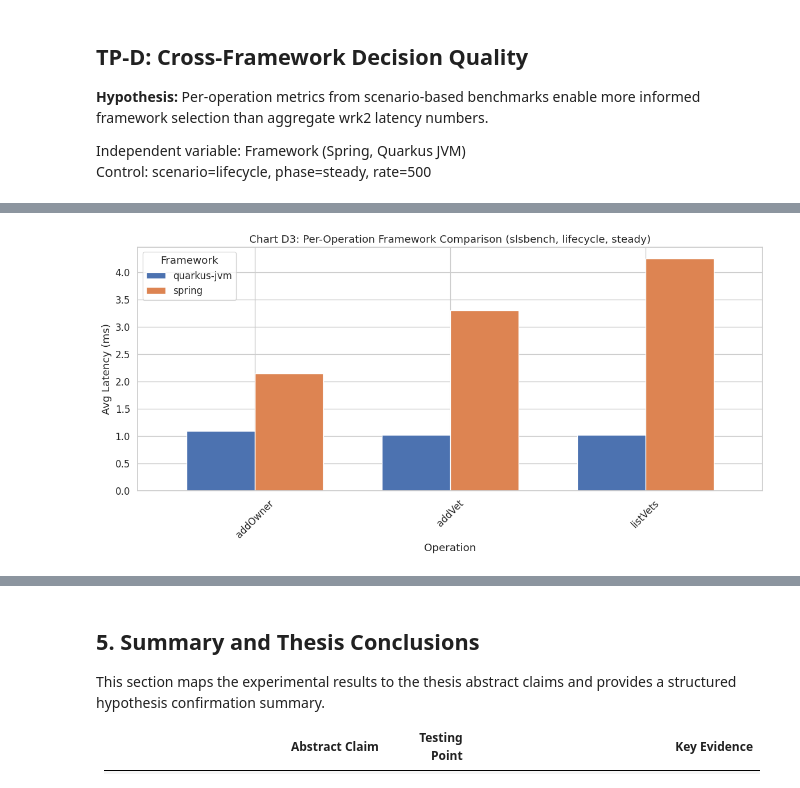
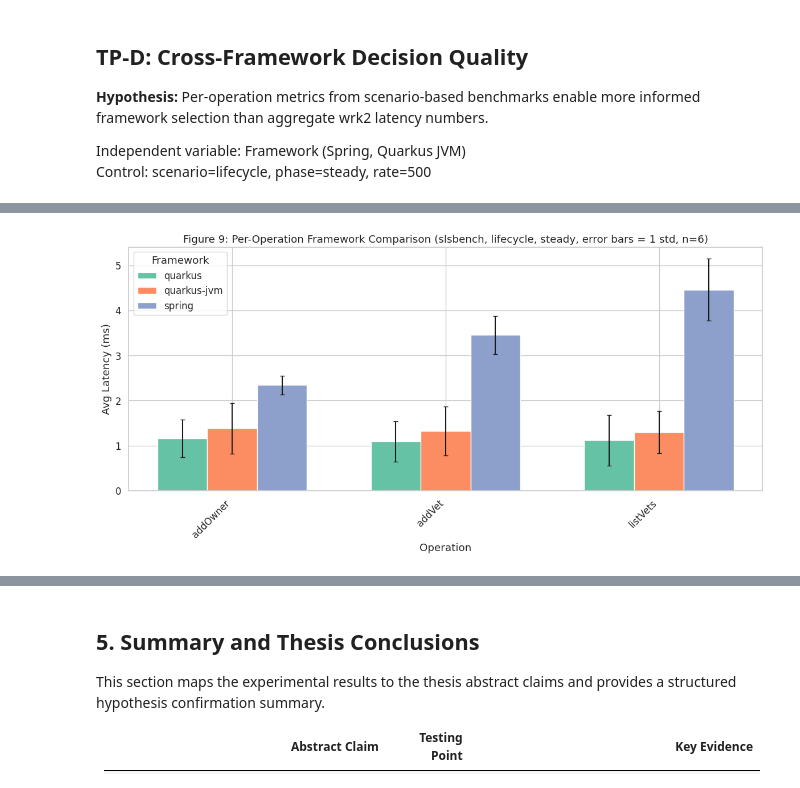
Before and after one commit to BakhtinArtem/harness-evaluation, a Jupyter notebook: evaluation/analysis/evaluation.ipynb, the cells around one changed output, grey strips where cells are left out. Saved outputs shown, nothing was run; the diff lists cells and outputs as text; code cells hidden in the pictures.

```diff
--- a/evaluation/analysis/evaluation.ipynb
+++ b/evaluation/analysis/evaluation.ipynb
@@ -885,7 +1199,7 @@ if not first_resp_df.empty and "cold" in first_resp_df["phase"].values:
             ax.text(bar.get_x() + bar.get_width() / 2, bar.get_height() + 50,
                     f"{val:,.0f} ms", ha="center", va="bottom", fontsize=9)
         ax.set_ylabel("First Response Time (ms)")
-        ax.set_title("Chart B2: Cold-Start First Response Time")
+        ax.set_title("Figure 6: Cold-Start First Response Time")
         plt.tight_layout()
         plt.savefig("chart_b2_first_response.pdf", bbox_inches="tight")
         plt.show()
@@ -994,7 +1312,7 @@ if has_multi_sls and "avg_us" in sls_steady.columns:
 
     sns.heatmap(heatmap_data / 1000, annot=True, fmt=".1f", cmap="YlOrRd",
                 ax=axes[0], linewidths=0.5, cbar_kws={"label": "Avg Latency (ms)"})
-    axes[0].set_title("slsbench: Per-Operation Avg Latency by Scenario")
+    axes[0].set_title("Figure 7: Per-Operation Avg Latency by Scenario (slsbench)")
     axes[0].set_xlabel("Scenario")
     axes[0].set_ylabel("Operation")
 
@@ -1013,7 +1331,7 @@ if has_multi_sls and "avg_us" in sls_steady.columns:
         axes[2].set_ylabel("req/s")
         axes[2].tick_params(axis='x', rotation=45)
 
-    plt.suptitle("TP-C: Scenario Shape Sensitivity -- slsbench per-op detail vs wrk2 aggregate", y=1.02)
+    plt.suptitle("Figure 7: Scenario Shape Sensitivity -- slsbench per-op detail vs wrk2 aggregate", y=1.02)
     plt.tight_layout()
     plt.savefig("chart_c1_scenario_sensitivity.pdf", bbox_inches="tight")
     plt.show()
@@ -1125,13 +1521,13 @@ if multi_apps_sls and "avg_us" in sls_lifecycle_steady.columns:
 
     cols = table_d1.columns.tolist()
     if len(cols) >= 2:
-        # Only compare rows where both frameworks have data
         both = table_d1.dropna()
         winner_col = both.idxmin(axis=1)
+        print(f"\n  Operation-level winners ({len(both)} shared operations):")
         for c in cols:
-            fw = c.split(" ")[0]
+            fw = c.replace(" (us)", "")
             wins = (winner_col == c).sum()
-            print(f"  {fw} faster on {wins}/{len(both)} operations")
+            print(f"    {fw}: fastest on {wins}/{len(both)} operations")
 
 if multi_apps_wrk2:
     wrk2_fw = wrk2_lifecycle_all.groupby("app").agg(
@@ -1175,35 +1574,58 @@ Note: wrk2 latency = flow completion time (all chain steps combined)
 # %%
-# TP-D: Chart D3 -- Grouped bar chart comparing frameworks per operation
+# TP-D: Chart D3 -- Grouped bar chart comparing frameworks per operation (with error bars)
 
 if multi_apps_sls and "avg_us" in sls_lifecycle_steady.columns:
-    table_d1_raw = sls_lifecycle_steady.pivot_table(
+    mean_pivot = sls_lifecycle_steady.pivot_table(
         index="operation_id", columns="app", values="avg_us", aggfunc="mean"
     ).dropna(how="all")
-    # Only plot ops where both frameworks have data
-    table_d1_both = table_d1_raw.dropna()
+    std_pivot = sls_lifecycle_steady.pivot_table(
+        index="operation_id", columns="app", values="avg_us", aggfunc="std"
+    ).reindex_like(mean_pivot).fillna(0)
+    count_pivot = sls_lifecycle_steady.pivot_table(
+        index="operation_id", columns="app", values="avg_us", aggfunc="count"
+    ).reindex_like(mean_pivot).fillna(0)
 
-    if not table_d1_both.empty:
+    both = mean_pivot.dropna()
+    std_both = std_pivot.reindex_like(both).fillna(0)
+    count_both = count_pivot.reindex_like(both).fillna(1)
+    has_repeats = (count_both > 1).any().any()
+
+    if not both.empty:
         fig, ax = plt.subplots(figsize=(12, 6))
-        (table_d1_both / 1000).plot(kind="bar", ax=ax, width=0.7)
+        n_ops = len(both)
+        n_apps = len(both.columns)
+        x = np.arange(n_ops)
+        width = 0.7 / n_apps
+        colors = plt.cm.Set2.colors
+
+        for i, app in enumerate(both.columns):
+            vals = both[app].values / 1000
+            errs = std_both[app].values / 1000 if has_repeats else None
+            ax.bar(x + i * width, vals, width, label=app, color=colors[i % len(colors)],
+                   yerr=errs, capsize=3, edgecolor="white")
+
+        ax.set_xticks(x + width * (n_apps - 1) / 2)
+        ax.set_xticklabels(both.index, rotation=45, ha="right")
         ax.set_ylabel("Avg Latency (ms)")
         ax.set_xlabel("Operation")
-        ax.set_title("Chart D3: Per-Operation Framework Comparison (slsbench, lifecycle, steady)")
-        ax.tick_params(axis='x', rotation=45)
+        n_reps = int(count_both.max().max())
+        err_note = f", error bars = 1 std, n={n_reps}" if has_repeats else f" (n={n_reps}, no error bars)"
+        ax.set_title(f"Figure 9: Per-Operation Framework Comparison (slsbench, lifecycle, steady{err_note})")
         ax.legend(title="Framework")
         plt.tight_layout()
         plt.savefig("chart_d3_framework_comparison.pdf", bbox_inches="tight")
         plt.show()
     else:
-        print("No operations with data from both frameworks.")
+        print("No operations with data from all frameworks.")
 elif multi_apps_wrk2:
     fig, ax = plt.subplots(figsize=(8, 5))
     wrk2_fw_data = wrk2_lifecycle_all.groupby("app")["avg_latency_us"].mean() / 1000
     wrk2_fw_data.plot(kind="bar", ax=ax, color=["#3498db", "#e74c3c"])
     ax.set_ylabel("Avg Latency (ms)")
     ax.set_title("wrk2 Aggregate Framework Comparison\nslsbench per-op data pending")
     plt.tight_layout()
     plt.savefig("chart_d3_framework_comparison.pdf", bbox_inches="tight")
     plt.show()
 # %% [output]
-[figure, old version]
+[figure, new version]
 # %%
```
Also changed, not shown: parts of 23 cells of this notebook, 16 other files.
